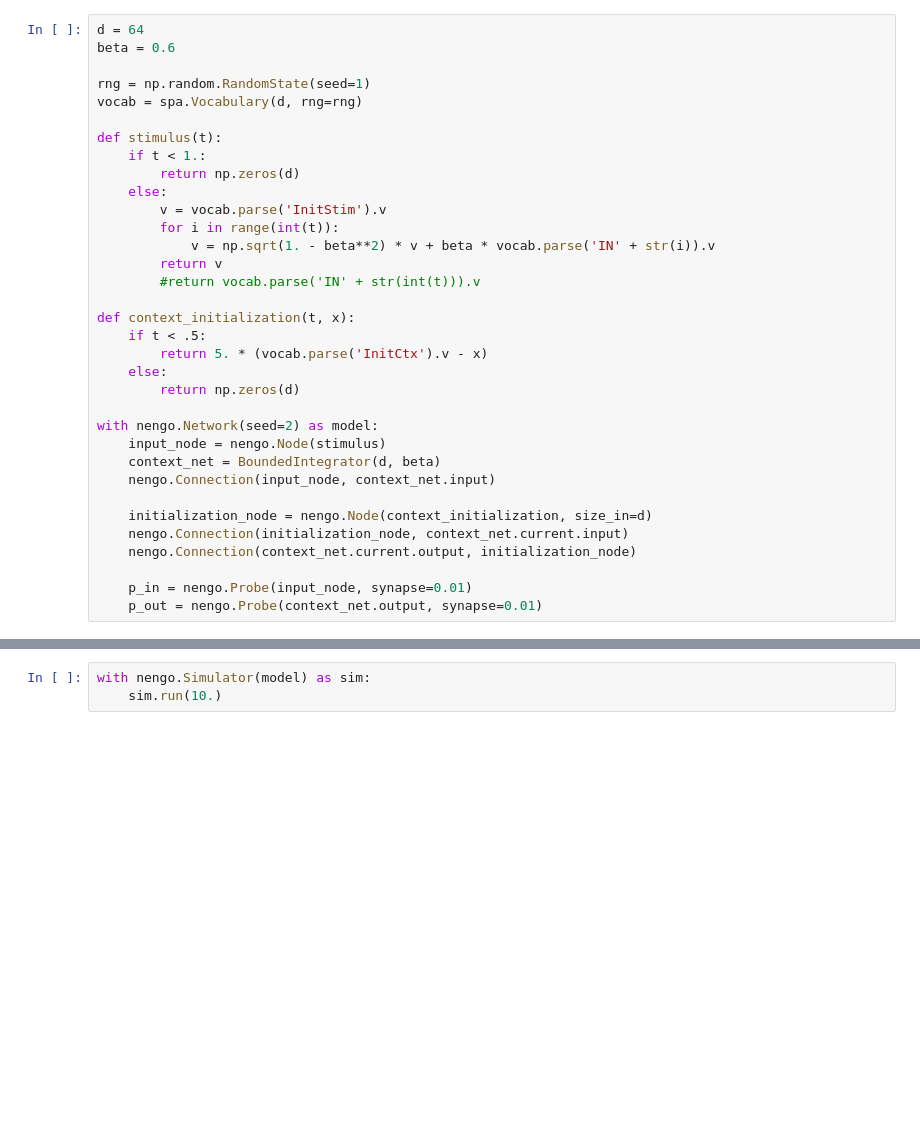
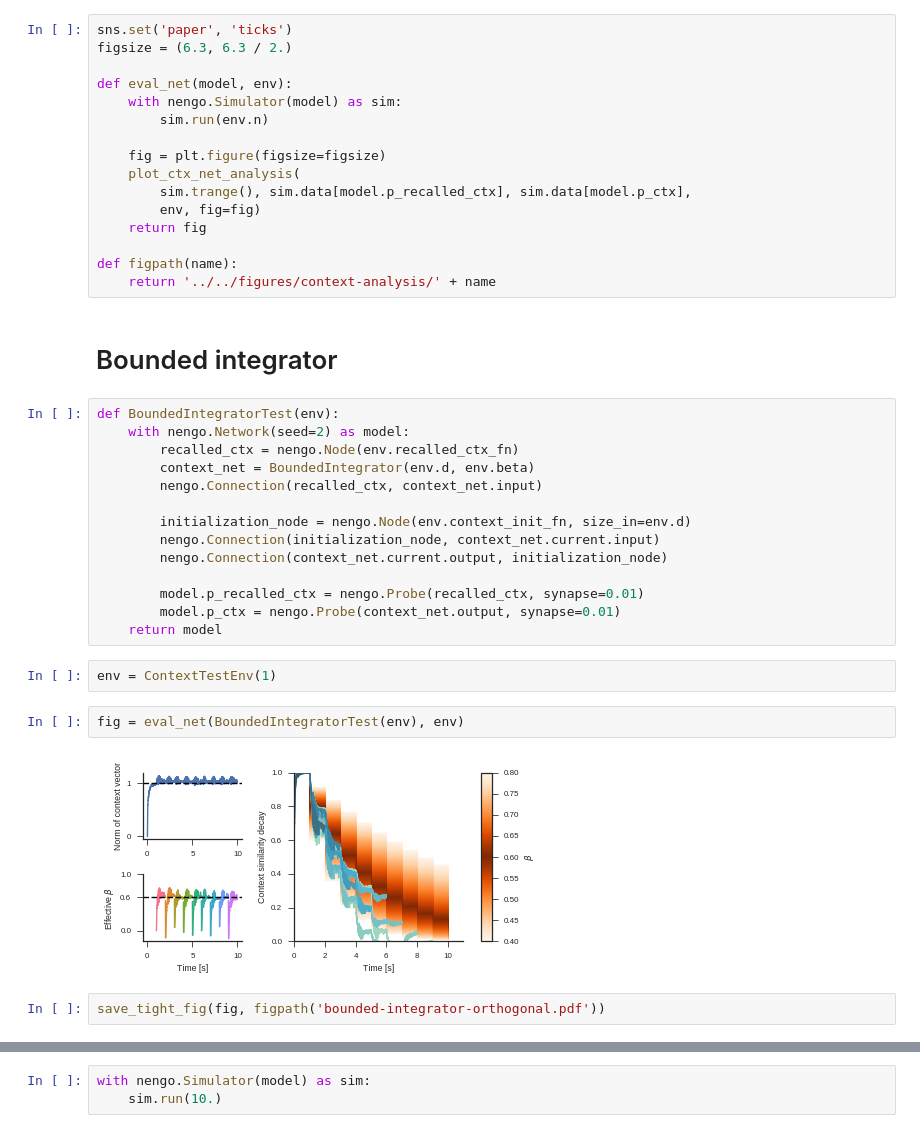
Before and after one commit to jgosmann/cue-model, a Jupyter notebook: notebooks/Context update/Bounded integrator.ipynb, the cells around one changed output, grey strips where cells are left out. Saved outputs shown, nothing was run; the diff lists cells and outputs as text; blank space fills up the shorter version.

```diff
--- a/notebooks/Context update/Bounded integrator.ipynb
+++ b/notebooks/Context update/Bounded integrator.ipynb
@@ -13,34 +20,40 @@ from imem.legacy.context import BoundedIntegrator
+# %%
+sns.set('paper', 'ticks')
+figsize = (6.3, 6.3 / 2.)
+
+def eval_net(model, env):
+    with nengo.Simulator(model) as sim:
+        sim.run(env.n)
+
+    fig = plt.figure(figsize=figsize)
+    plot_ctx_net_analysis(
+        sim.trange(), sim.data[model.p_recalled_ctx], sim.data[model.p_ctx],
+        env, fig=fig)
+    return fig
+
+def figpath(name):
+    return '../../figures/context-analysis/' + name
+# %% [markdown]
+# Bounded integrator
 # %%
-d = 64
-beta = 0.6
+def BoundedIntegratorTest(env):
+    with nengo.Network(seed=2) as model:
+        recalled_ctx = nengo.Node(env.recalled_ctx_fn)
+        context_net = BoundedIntegrator(env.d, env.beta)
+        nengo.Connection(recalled_ctx, context_net.input)
 
-rng = np.random.RandomState(seed=1)
-vocab = spa.Vocabulary(d, rng=rng)
+        initialization_node = nengo.Node(env.context_init_fn, size_in=env.d)
+        nengo.Connection(initialization_node, context_net.current.input)
+        nengo.Connection(context_net.current.output, initialization_node)
 
-def stimulus(t):
-    if t < 1.:
-        return np.zeros(d)
-    else:
-        v = vocab.parse('InitStim').v
-        for i in range(int(t)):
-            v = np.sqrt(1. - beta**2) * v + beta * vocab.parse('IN' + str(i)).v
-        return v
-        #return vocab.parse('IN' + str(int(t))).v
-
-def context_initialization(t, x):
-    if t < .5:
-        return 5. * (vocab.parse('InitCtx').v - x)
-    else:
-        return np.zeros(d)
-
-with nengo.Network(seed=2) as model:
-    input_node = nengo.Node(stimulus)
-    context_net = BoundedIntegrator(d, beta)
-    nengo.Connection(input_node, context_net.input)
-
-    initialization_node = nengo.Node(context_initialization, size_in=d)
-    nengo.Connection(initialization_node, context_net.current.input)
-    nengo.Connection(context_net.current.output, initialization_node)
-
-    p_in = nengo.Probe(input_node, synapse=0.01)
-    p_out = nengo.Probe(context_net.output, synapse=0.01)
+        model.p_recalled_ctx = nengo.Probe(recalled_ctx, synapse=0.01)
+        model.p_ctx = nengo.Probe(context_net.output, synapse=0.01)
+    return model
+# %%
+env = ContextTestEnv(1)
+# %%
+fig = eval_net(BoundedIntegratorTest(env), env)
+# %% [output]
+[figure, added]
+# %%
+save_tight_fig(fig, figpath('bounded-integrator-orthogonal.pdf'))
```
Also changed, not shown: parts of 46 cells of this notebook, 7 other files.
